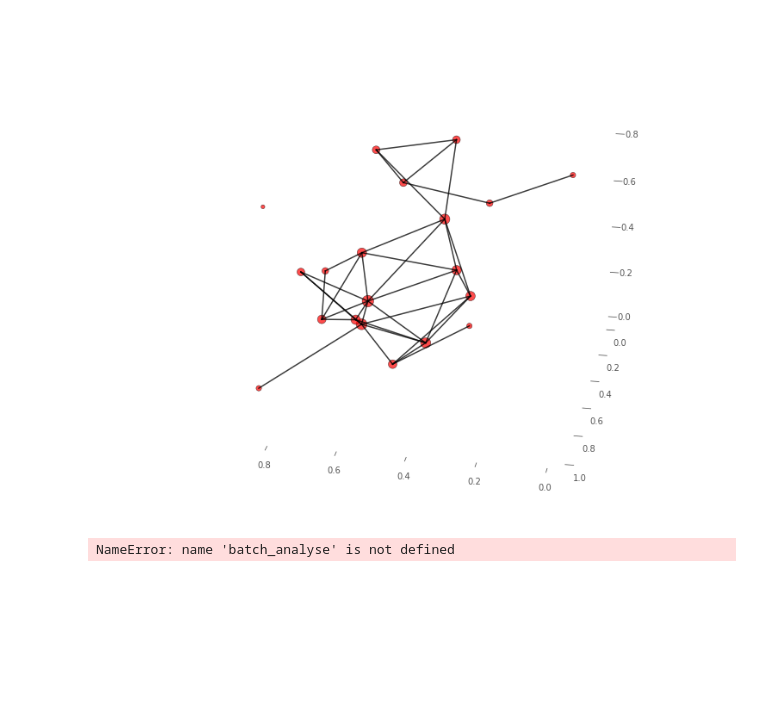
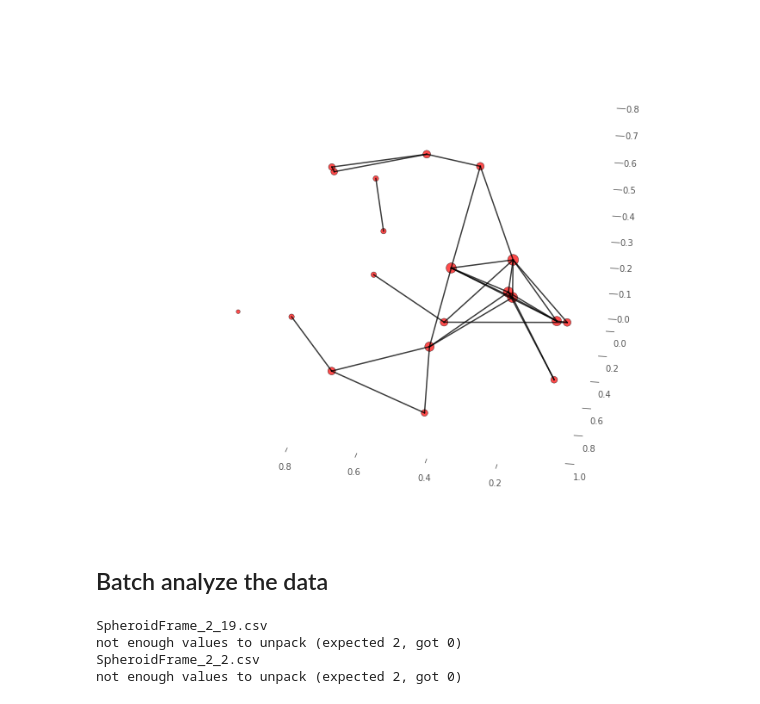
Before and after one commit to Jeremiesobel/graphs-on-chip, a Jupyter notebook: Example.ipynb, the cells around one changed output. Cells and saved outputs as stored; diff of their text form; code cells hidden in the pictures; blank space fills up the shorter version.

```diff
--- a/Example.ipynb
+++ b/Example.ipynb
@@ -17,10 +23,3 @@ for ind in G.nodes():
     G.add_node(ind, color = 'r')
 # %%
 pos =nx.get_node_attributes(G,'pos')
-# %%
-import matplotlib.pyplot as plt
-from mpl_toolkits.mplot3d import Axes3D
-
-network_plot_3D(G, 100)
-# %% [output]
-[figure, removed]
@@ -95,10 +26,16 @@ def network_plot_3D(G, angle,include_color:bool = False, save=False):
+# %%
+gp.network_plot_3D(G, 100)
+# %% [output]
+[figure, added]
+# %% [markdown]
+## Batch analyze the data
 # %%
 import batch_analysis.batch_analyse as ba
 # %%
 spheroid_path = '/Users/gustaveronteix/Desktop/Raw Data/spheroid_frame'
 intensity_path = '/Users/gustaveronteix/Desktop/Raw Data/intensity_frame'
 
-df = batch_analyse(spheroid_path,
+df = ba.batch_analyse(spheroid_path,
                   intensity_path,
                   zRatio= 0.2,
                   dCells= 60,
@@ -109,4 +46,7 @@ df = batch_analyse(spheroid_path,
                   Egr_dist = 1,
                   Err_dist = 1.5)
 # %% [output]
-NameError: name 'batch_analyse' is not defined
+SpheroidFrame_2_19.csv
+not enough values to unpack (expected 2, got 0)
+SpheroidFrame_2_2.csv
+not enough values to unpack (expected 2, got 0)
```
Also changed, not shown: parts of 4 cells of this notebook, 5 other files.
